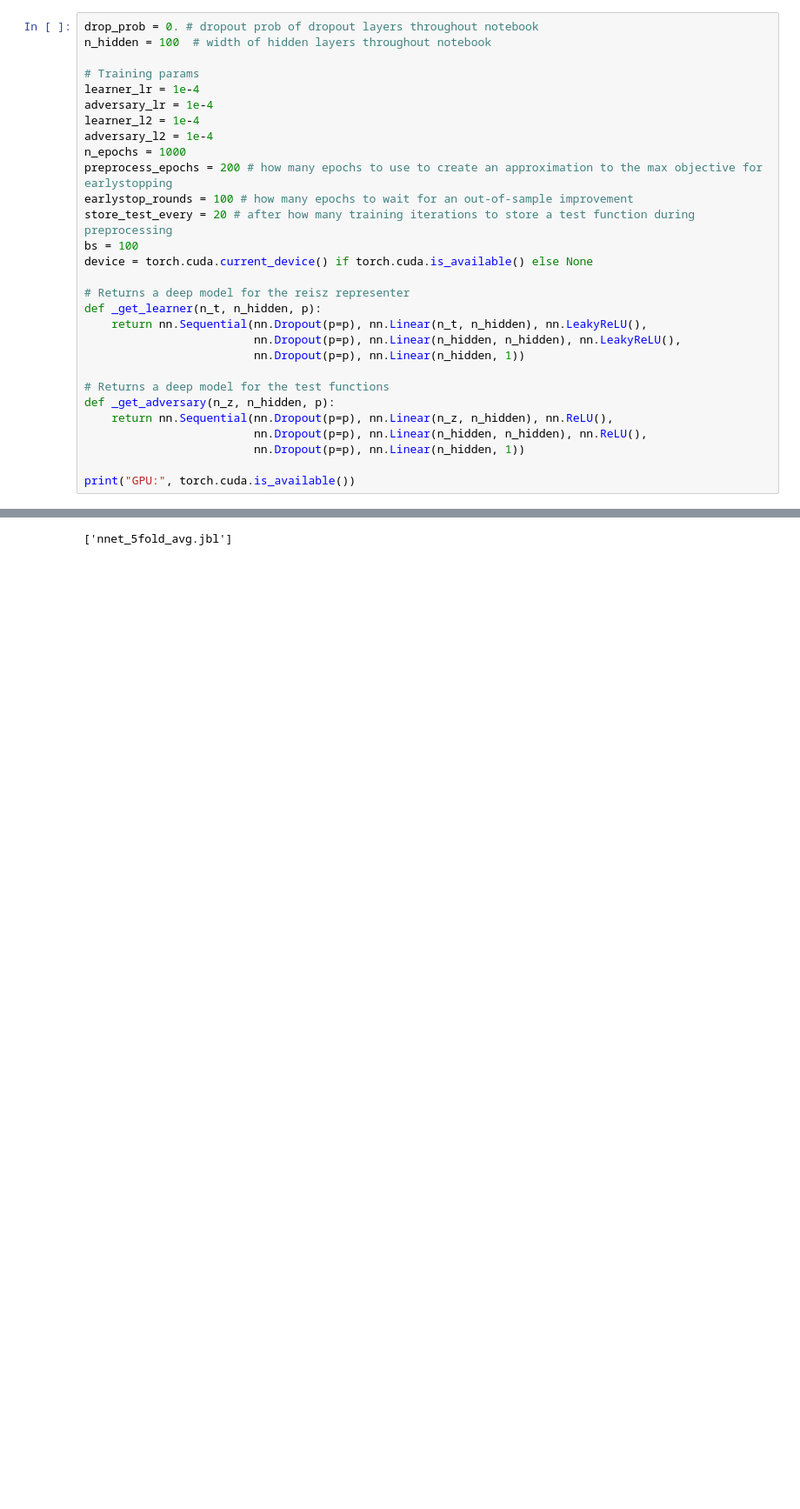
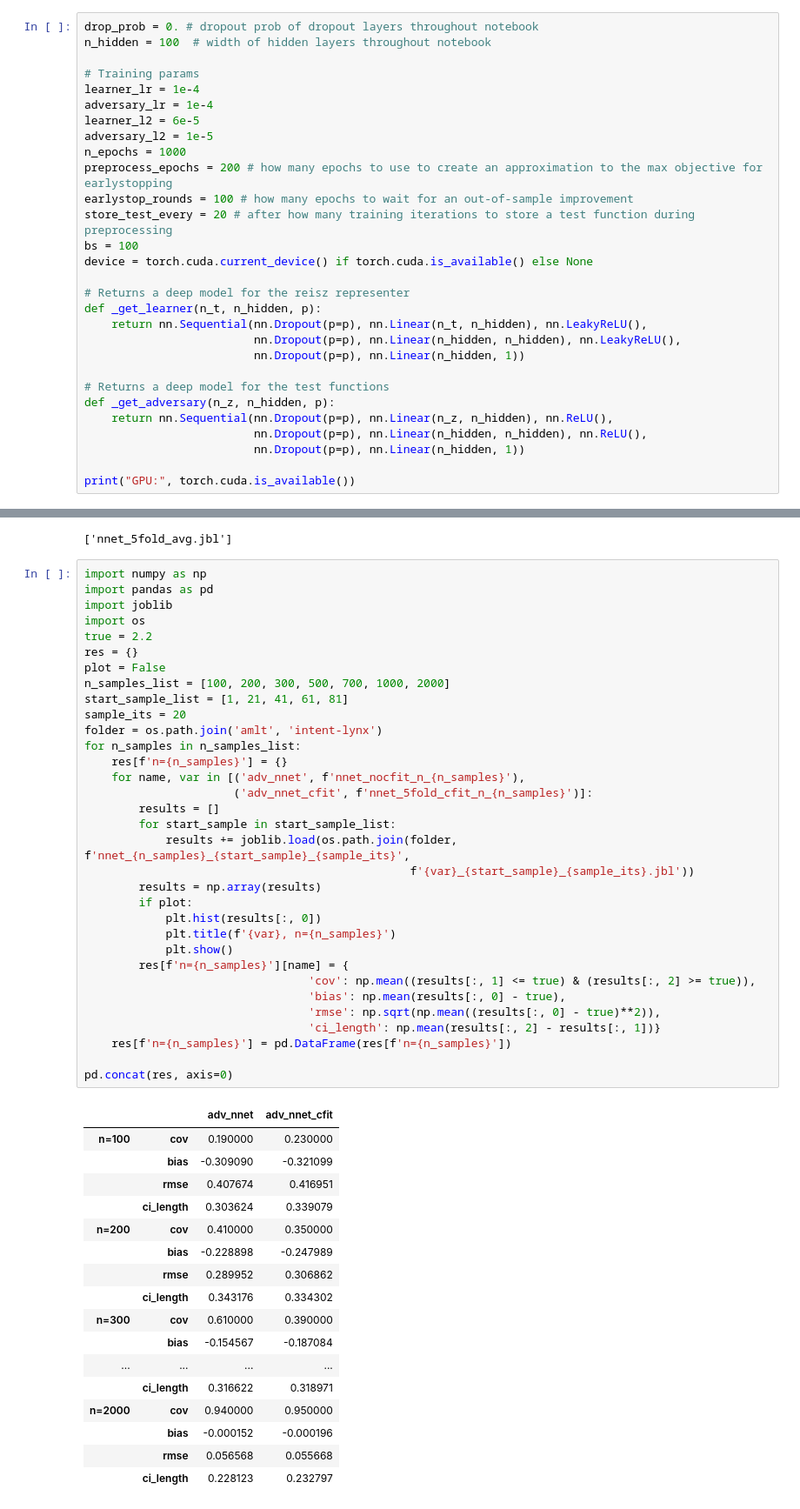
Before and after one commit to syrgkanislab/adversarial_reisz, a Jupyter notebook: AdversarialReisz.ipynb, the cells around one changed output, grey strips where cells are left out. Shown at 87% size. Drawn from its saved outputs; the diff is of its cells as text; blank space fills up the shorter version.

```diff
--- a/AdversarialReisz.ipynb
+++ b/AdversarialReisz.ipynb
@@ -386,8 +372,8 @@ n_hidden = 100  # width of hidden layers throughout notebook
 # Training params
 learner_lr = 1e-4
 adversary_lr = 1e-4
-learner_l2 = 1e-4
-adversary_l2 = 1e-4
+learner_l2 = 6e-5
+adversary_l2 = 1e-5
 n_epochs = 1000
 preprocess_epochs = 200 # how many epochs to use to create an approximation to the max objective for earlystopping
 earlystop_rounds = 100 # how many epochs to wait for an out-of-sample improvement
@@ -575,3 +555,54 @@ import joblib
 joblib.dump(results, 'nnet_5fold_avg.jbl')
 # %% [output]
 ['nnet_5fold_avg.jbl']
+# %%
+import numpy as np
+import pandas as pd
+import joblib
+import os
+true = 2.2
+res = {}
+plot = False
+n_samples_list = [100, 200, 300, 500, 700, 1000, 2000]
+start_sample_list = [1, 21, 41, 61, 81]
+sample_its = 20
+folder = os.path.join('amlt', 'intent-lynx')
+for n_samples in n_samples_list:
+    res[f'n={n_samples}'] = {}
+    for name, var in [('adv_nnet', f'nnet_nocfit_n_{n_samples}'),
+                      ('adv_nnet_cfit', f'nnet_5fold_cfit_n_{n_samples}')]:
+        results = []
+        for start_sample in start_sample_list:
+            results += joblib.load(os.path.join(folder, f'nnet_{n_samples}_{start_sample}_{sample_its}',
+                                                f'{var}_{start_sample}_{sample_its}.jbl'))
+        results = np.array(results)
+        if plot:
+            plt.hist(results[:, 0])
+            plt.title(f'{var}, n={n_samples}')
+            plt.show()
+        res[f'n={n_samples}'][name] = {
+                                 'cov': np.mean((results[:, 1] <= true) & (results[:, 2] >= true)),
+                                 'bias': np.mean(results[:, 0] - true),
+                                 'rmse': np.sqrt(np.mean((results[:, 0] - true)**2)),
+                                 'ci_length': np.mean(results[:, 2] - results[:, 1])}
+    res[f'n={n_samples}'] = pd.DataFrame(res[f'n={n_samples}'])
+
+pd.concat(res, axis=0)
+# %% [output]
+|  |  | adv_nnet | adv_nnet_cfit |
+| n=100 | cov | 0.190000 | 0.230000 |
+|  | bias | -0.309090 | -0.321099 |
+|  | rmse | 0.407674 | 0.416951 |
+|  | ci_length | 0.303624 | 0.339079 |
+| n=200 | cov | 0.410000 | 0.350000 |
+|  | bias | -0.228898 | -0.247989 |
+|  | rmse | 0.289952 | 0.306862 |
+|  | ci_length | 0.343176 | 0.334302 |
+| n=300 | cov | 0.610000 | 0.390000 |
+|  | bias | -0.154567 | -0.187084 |
+| ... | ... | ... | ... |
+|  | ci_length | 0.316622 | 0.318971 |
+| n=2000 | cov | 0.940000 | 0.950000 |
+|  | bias | -0.000152 | -0.000196 |
+|  | rmse | 0.056568 | 0.055668 |
+|  | ci_length | 0.228123 | 0.232797 |
```
Also changed, not shown: parts of 7 cells of this notebook, 8 other files.
